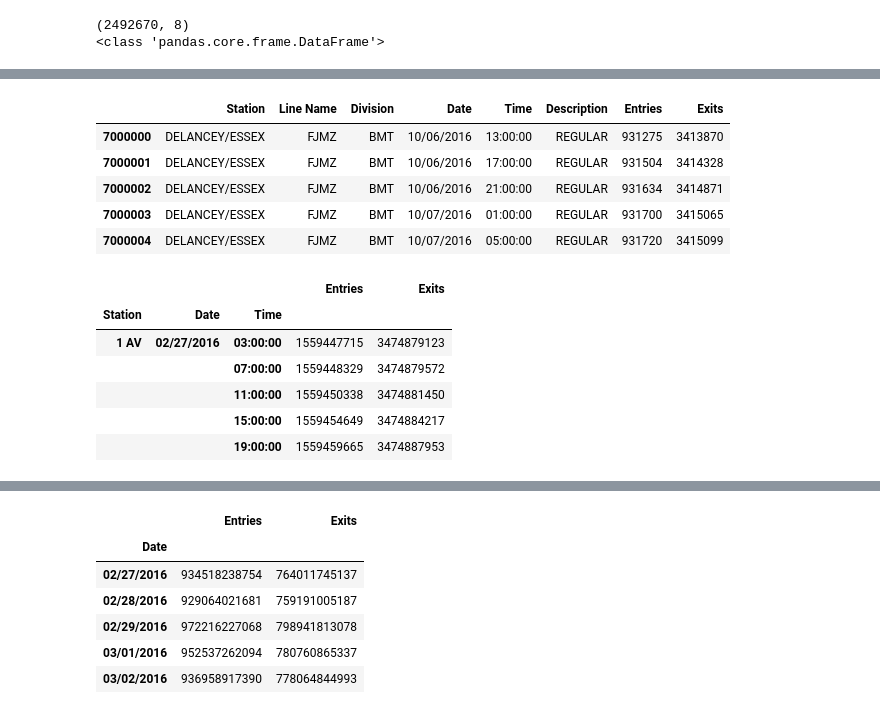
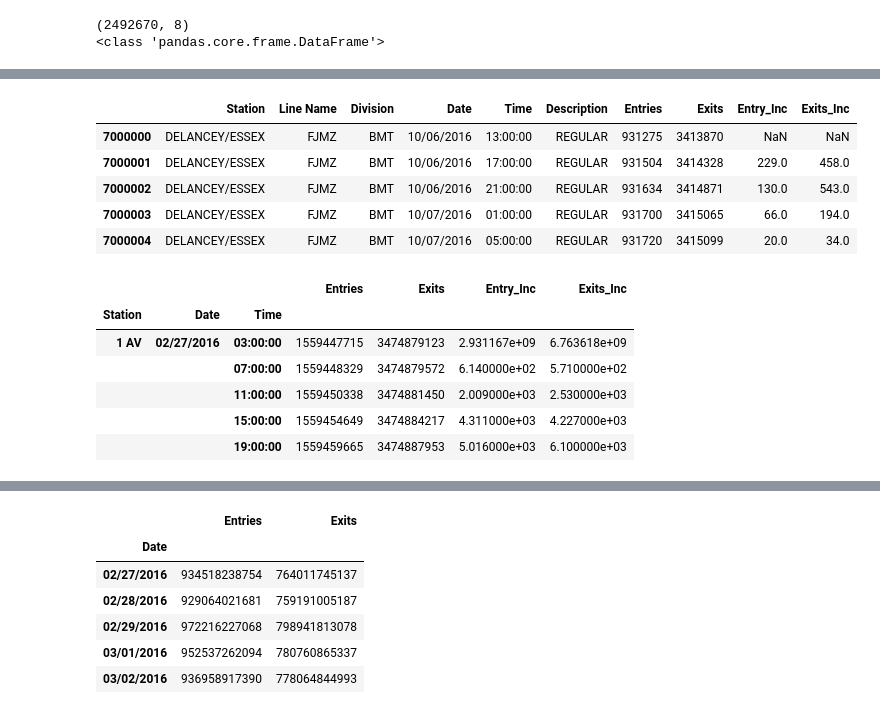
Before and after one commit to cipher813/McMahon_Metis, a Jupyter notebook: Project 1/P1_MTA-3.ipynb, the cells around one changed output, grey strips where cells are left out. Drawn from its saved outputs; the diff is of its cells as text; code cells hidden in the pictures.

Commit message:
updated draft with inc columns and groupby station, date and time

```diff
--- a/Project 1/P1_MTA-3.ipynb
+++ b/Project 1/P1_MTA-3.ipynb
@@ -48,3 +47,7 @@ print(type(q4))
 # %% [output]
 (2492670, 8)
 <class 'pandas.core.frame.DataFrame'>
+# %%
+q4['Entry_Inc'] = abs(q4.Entries.diff())
+q4['Exits_Inc'] = abs(q4.Exits.diff())
+q4.head()
@@ -57,20 +67,20 @@ print(type(q4))
 
 q4.head()
 # %% [output]
-|  | Station | Line Name | Division | Date | Time | Description | Entries | Exits |
-| 7000000 | DELANCEY/ESSEX | FJMZ | BMT | 10/06/2016 | 13:00:00 | REGULAR | 931275 | 3413870 |
-| 7000001 | DELANCEY/ESSEX | FJMZ | BMT | 10/06/2016 | 17:00:00 | REGULAR | 931504 | 3414328 |
-| 7000002 | DELANCEY/ESSEX | FJMZ | BMT | 10/06/2016 | 21:00:00 | REGULAR | 931634 | 3414871 |
-| 7000003 | DELANCEY/ESSEX | FJMZ | BMT | 10/07/2016 | 01:00:00 | REGULAR | 931700 | 3415065 |
-| 7000004 | DELANCEY/ESSEX | FJMZ | BMT | 10/07/2016 | 05:00:00 | REGULAR | 931720 | 3415099 |
+|  | Station | Line Name | Division | Date | Time | Description | Entries | Exits | Entry_Inc | Exits_Inc |
+| 7000000 | DELANCEY/ESSEX | FJMZ | BMT | 10/06/2016 | 13:00:00 | REGULAR | 931275 | 3413870 | NaN | NaN |
+| 7000001 | DELANCEY/ESSEX | FJMZ | BMT | 10/06/2016 | 17:00:00 | REGULAR | 931504 | 3414328 | 229.0 | 458.0 |
+| 7000002 | DELANCEY/ESSEX | FJMZ | BMT | 10/06/2016 | 21:00:00 | REGULAR | 931634 | 3414871 | 130.0 | 543.0 |
+| 7000003 | DELANCEY/ESSEX | FJMZ | BMT | 10/07/2016 | 01:00:00 | REGULAR | 931700 | 3415065 | 66.0 | 194.0 |
+| 7000004 | DELANCEY/ESSEX | FJMZ | BMT | 10/07/2016 | 05:00:00 | REGULAR | 931720 | 3415099 | 20.0 | 34.0 |
 # %%
-q4a = q4.groupby([ "Station", "Date",'Time']).sum()
-q4a.head()
+q4_stndatetime = q4.groupby([ "Station", "Date",'Time']).sum()
+q4_stndatetime.head()
 # %% [output]
-|  |  |  | Entries | Exits |
-| Station | Date | Time |  |  |
-| 1 AV | 02/27/2016 | 03:00:00 | 1559447715 | 3474879123 |
-|  |  | 07:00:00 | 1559448329 | 3474879572 |
-|  |  | 11:00:00 | 1559450338 | 3474881450 |
-|  |  | 15:00:00 | 1559454649 | 3474884217 |
-|  |  | 19:00:00 | 1559459665 | 3474887953 |
+|  |  |  | Entries | Exits | Entry_Inc | Exits_Inc |
+| Station | Date | Time |  |  |  |  |
+| 1 AV | 02/27/2016 | 03:00:00 | 1559447715 | 3474879123 | 2.931167e+09 | 6.763618e+09 |
+|  |  | 07:00:00 | 1559448329 | 3474879572 | 6.140000e+02 | 5.710000e+02 |
+|  |  | 11:00:00 | 1559450338 | 3474881450 | 2.009000e+03 | 2.530000e+03 |
+|  |  | 15:00:00 | 1559454649 | 3474884217 | 4.311000e+03 | 4.227000e+03 |
+|  |  | 19:00:00 | 1559459665 | 3474887953 | 5.016000e+03 | 6.100000e+03 |
```
Also changed, not shown: parts of 5 cells of this notebook.
